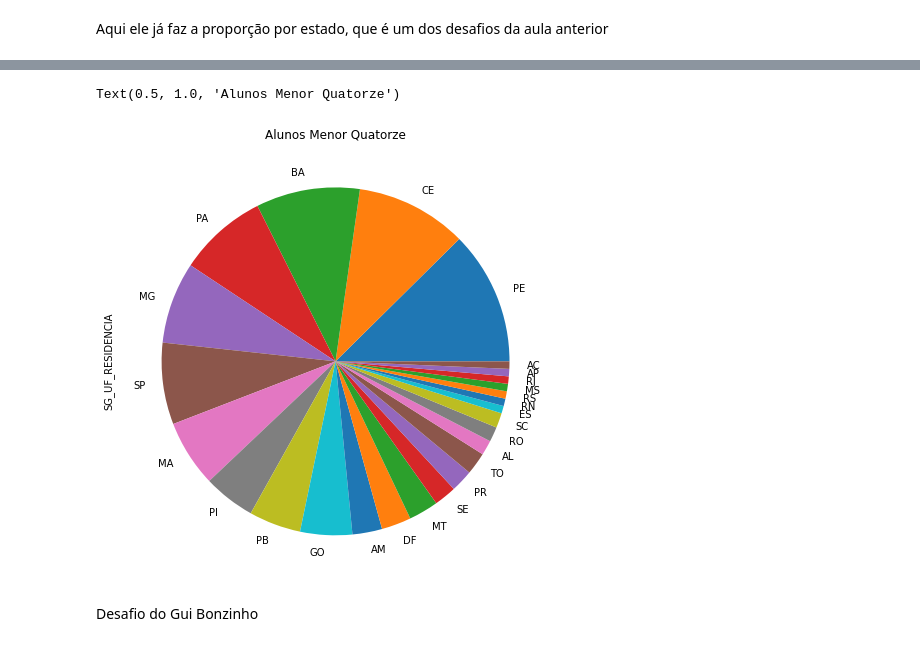
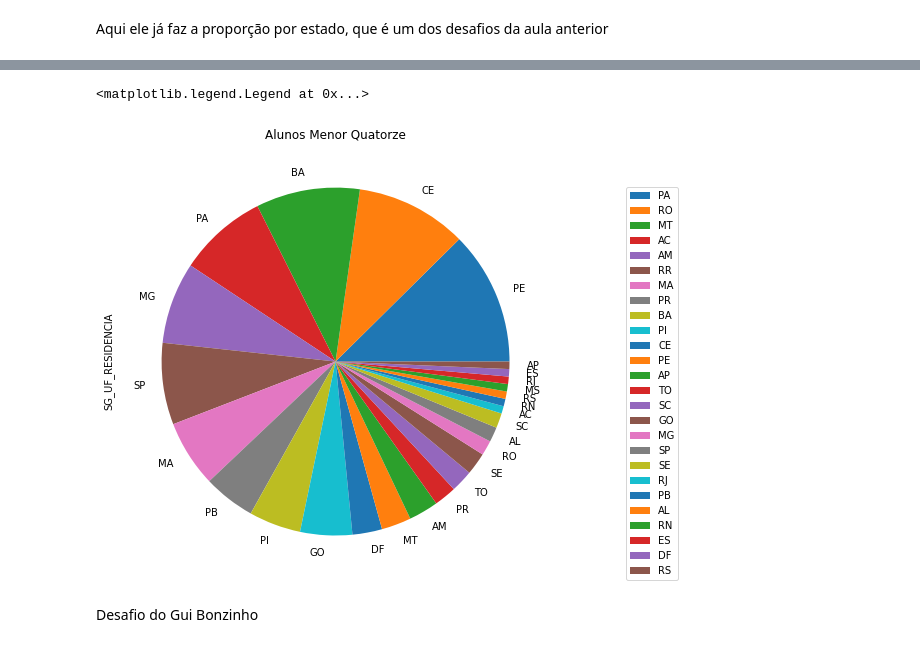
Before and after one commit to ThiagoA-Menezes/meusProjetos, a Jupyter notebook: Imersão_de_Dados_Alura.ipynb, the cells around one changed output, grey strips where cells are left out. Saved outputs shown, nothing was run; the diff lists cells and outputs as text; code cells hidden in the pictures.

```diff
--- a/Imersão_de_Dados_Alura.ipynb
+++ b/Imersão_de_Dados_Alura.ipynb
@@ -334,3 +334,5 @@ dados.query("NU_IDADE == 13")
 4 rows × 136 columns
 # %%
 dados.query("NU_IDADE <= 14")['SG_UF_RESIDENCIA'].value_counts()
+
+estados = dados["SG_UF_RESIDENCIA"].unique()
@@ -377,9 +361,10 @@ Name: SG_UF_RESIDENCIA, dtype: float64
 # %%
 alunos_menor_quatorze = dados.query("NU_IDADE <= 14")
 alunos_menor_quatorze["SG_UF_RESIDENCIA"].value_counts().plot.pie(figsize = (10,8)).set_title("Alunos Menor Quatorze")
+plt.legend(estados, ncol = 1, loc='center right', bbox_to_anchor=(0.8,0.2,0.5,0.5))
 # %% [output]
-Text(0.5, 1.0, 'Alunos Menor Quatorze')
+<matplotlib.legend.Legend at 0x...>
-[figure, old version]
+[figure, new version]
 # %% [markdown]
 Desafio do Gui Bonzinho
 # %%
```
Also changed, not shown: parts of 13 cells of this notebook.
